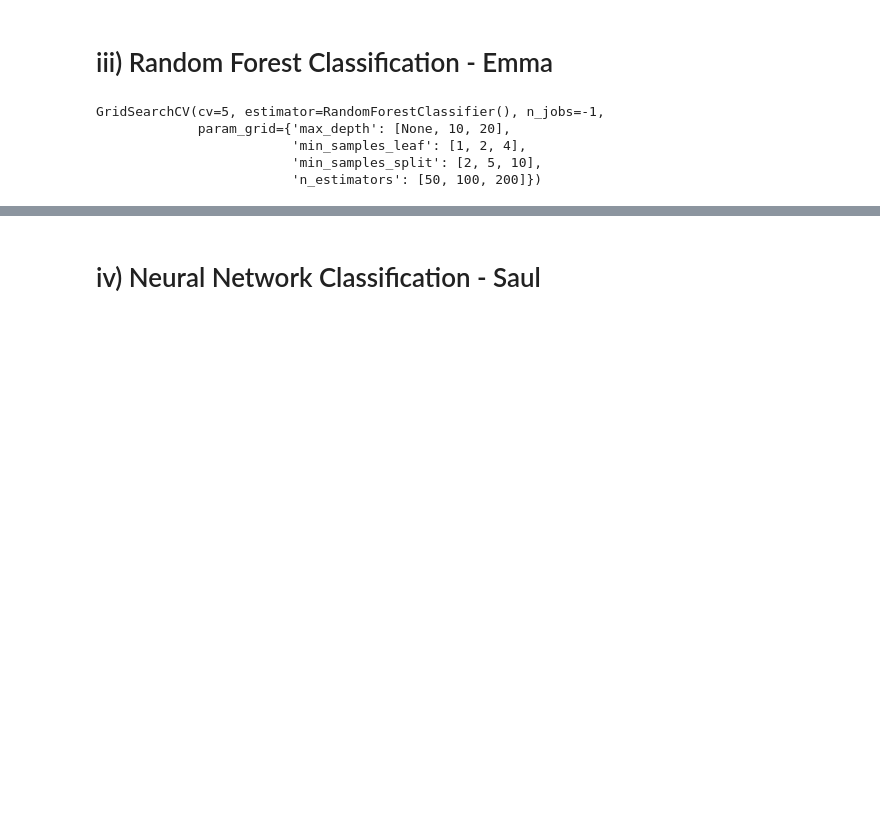
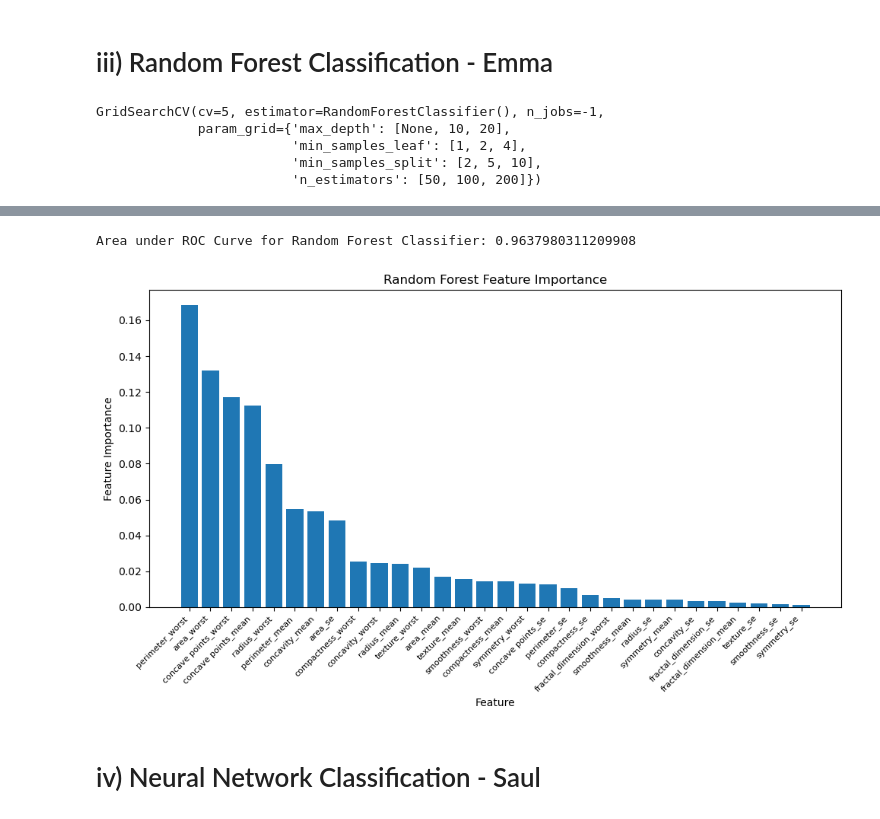
Before and after one commit to Emmanuel-Katwebaze/ML-project-coursework, a Jupyter notebook: PROJECT_COURSEWORK.ipynb, the cells around one changed output, grey strips where cells are left out. Cells and saved outputs as stored; diff of their text form; code cells hidden in the pictures; blank space fills up the shorter version.

```diff
--- a/PROJECT_COURSEWORK.ipynb
+++ b/PROJECT_COURSEWORK.ipynb
@@ -401,3 +426,24 @@ plt.show()
+# %%
+# Area under ROC Curve
+rf_auc_score = roc_auc_score(y_test, rf_y_pred)
+print("Area under ROC Curve for Random Forest Classifier:", rf_auc_score)
+# %% [output]
+Area under ROC Curve for Random Forest Classifier: 0.9637980311209908
+# %%
+# Feature Importance
+rf_feature_importance = rf_classifier.feature_importances_
+rf_sorted_idx = np.argsort(rf_feature_importance)[::-1]
+
+plt.figure(figsize=(10, 6))
+plt.bar(range(X.shape[1]), rf_feature_importance[rf_sorted_idx], align="center")
+plt.xticks(range(X.shape[1]), feature_names[rf_sorted_idx], rotation=45, ha='right', fontsize=8)
+plt.xlabel('Feature')
+plt.ylabel('Feature Importance')
+plt.title('Random Forest Feature Importance')
+plt.tight_layout()
+plt.show()
+# %% [output]
+[figure, added]
 # %% [markdown]
 # iv) Neural Network Classification - Saul
 # %% [markdown]
```
Also changed, not shown: parts of 13 cells of this notebook.
